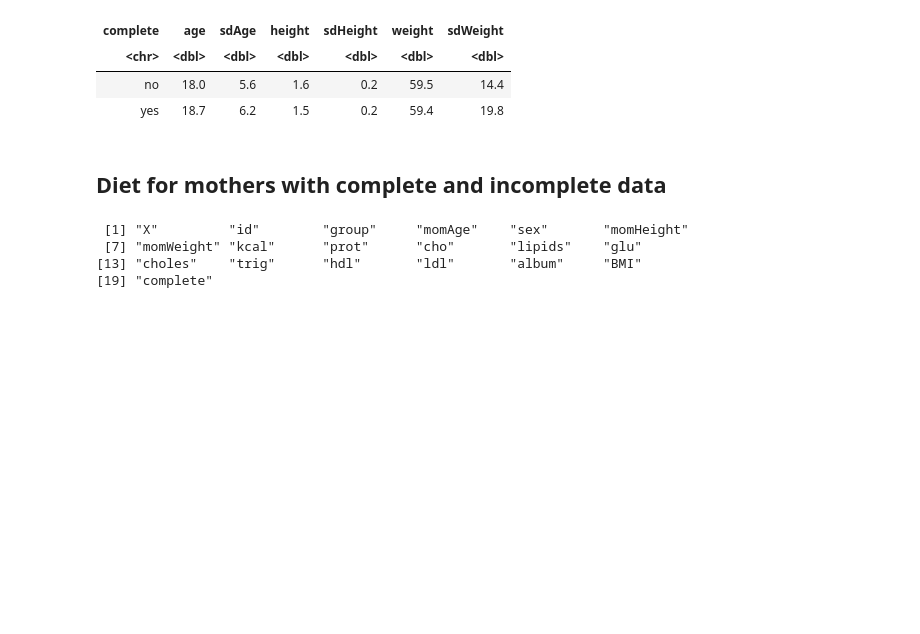
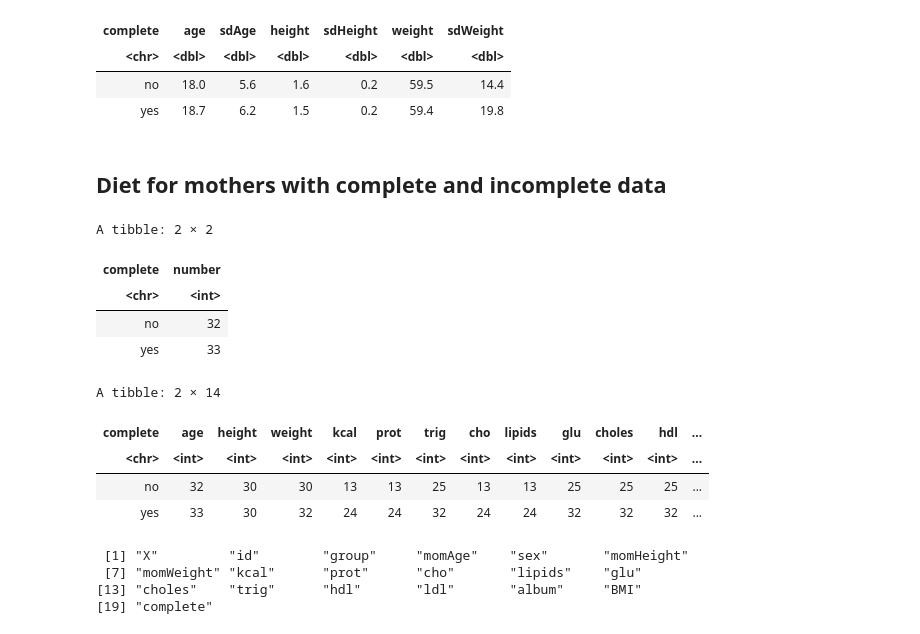
Before and after one commit to notblank/AA-leche-humana, a Jupyter notebook: Missing at random.ipynb, the cells around one changed output. Drawn from its saved outputs; the diff is of its cells as text; code cells hidden in the pictures; blank space fills up the shorter version.

```diff
--- a/Missing at random.ipynb
+++ b/Missing at random.ipynb
@@ -124,6 +140,26 @@ A tibble: 2 × 7
 | yes | 18.7 | 6.2 | 1.5 | 0.2 | 59.4 | 19.8 |
 # %% [markdown]
 ## Diet for mothers with complete and incomplete data
+# %%
+moms_complete %>% group_by(complete) %>% summarise(number = n())
+
+moms_complete %>% group_by(complete) %>%
+    summarise(age = sum(!is.na(momAge)), height = sum(!is.na(momHeight)), weight = sum(!is.na(momWeight)),
+              kcal = sum(!is.na(kcal)), prot = sum(!is.na(prot)), trig = sum(!is.na(trig)),
+              cho = sum(!is.na(cho)), lipids = sum(!is.na(lipids)), glu = sum(!is.na(glu)),
+              choles = sum(!is.na(choles)), hdl = sum(!is.na(hdl)),
+              ldl = sum(!is.na(ldl)), album = sum(!is.na(album)))
+# %% [output]
+A tibble: 2 × 2
+| complete | number |
+| <chr> | <int> |
+| no | 32 |
+| yes | 33 |
+A tibble: 2 × 14
+| complete | age | height | weight | kcal | prot | trig | cho | lipids | glu | choles | hdl | ... |
+| <chr> | <int> | <int> | <int> | <int> | <int> | <int> | <int> | <int> | <int> | <int> | <int> | ... |
+| no | 32 | 30 | 30 | 13 | 13 | 25 | 13 | 13 | 25 | 25 | 25 | ... |
+| yes | 33 | 30 | 32 | 24 | 24 | 32 | 24 | 24 | 32 | 32 | 32 | ... |
 # %%
 names(moms_complete)
 #moms_complete %>% group_by(complete) %>% filter(is.na(glu))
```
Also changed, not shown: parts of 3 cells of this notebook, 2 other files.
